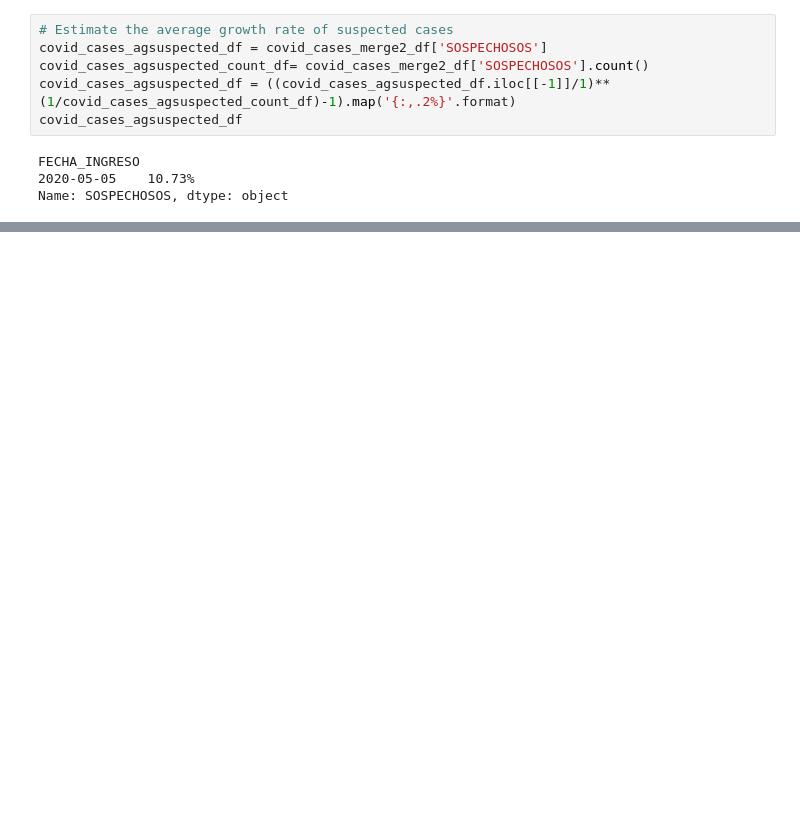
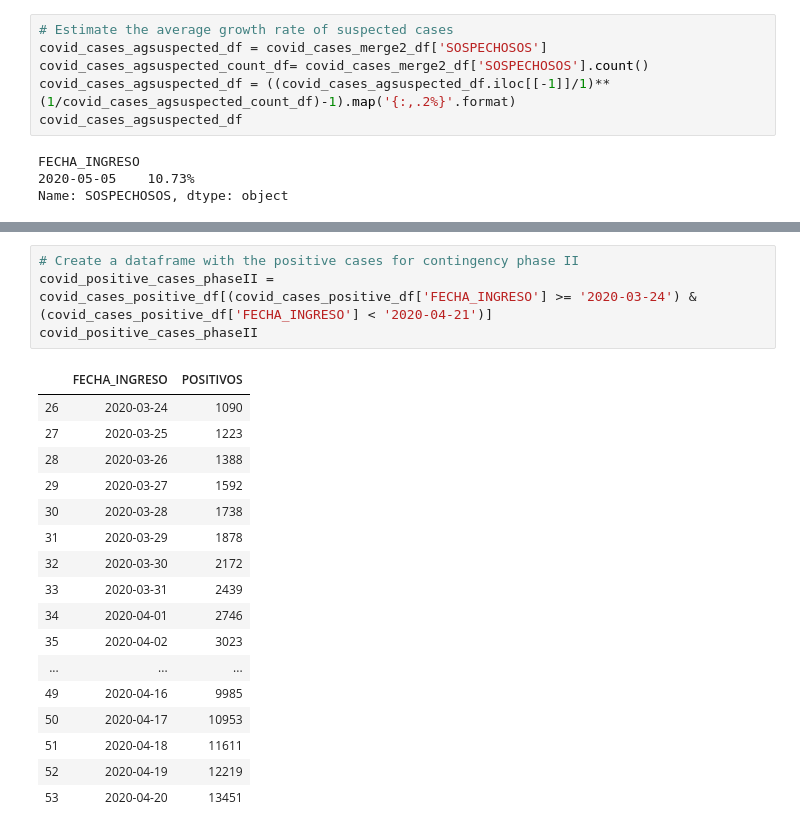
Before and after one commit to millennial-web/team-project-1-covid19-mx, a Jupyter notebook: MX COVID-19 - Odin.ipynb, the cells around one changed output, grey strips where cells are left out. Drawn from its saved outputs; the diff is of its cells as text; blank space fills up the shorter version.

```diff
--- a/MX COVID-19 - Odin.ipynb
+++ b/MX COVID-19 - Odin.ipynb
@@ -803,0 +783,22 @@ covid_cases_agdecease_df
+# %%
+# Create a dataframe with the positive cases for contingency phase II
+covid_positive_cases_phaseII = covid_cases_positive_df[(covid_cases_positive_df['FECHA_INGRESO'] >= '2020-03-24') & (covid_cases_positive_df['FECHA_INGRESO'] < '2020-04-21')]
+covid_positive_cases_phaseII
+# %% [output]
+|  | FECHA_INGRESO | POSITIVOS |
+| 26 | 2020-03-24 | 1090 |
+| 27 | 2020-03-25 | 1223 |
+| 28 | 2020-03-26 | 1388 |
+| 29 | 2020-03-27 | 1592 |
+| 30 | 2020-03-28 | 1738 |
+| 31 | 2020-03-29 | 1878 |
+| 32 | 2020-03-30 | 2172 |
+| 33 | 2020-03-31 | 2439 |
+| 34 | 2020-04-01 | 2746 |
+| 35 | 2020-04-02 | 3023 |
+| ... | ... | ... |
+| 49 | 2020-04-16 | 9985 |
+| 50 | 2020-04-17 | 10953 |
+| 51 | 2020-04-18 | 11611 |
+| 52 | 2020-04-19 | 12219 |
+| 53 | 2020-04-20 | 13451 |
```
Also changed, not shown: parts of 24 cells of this notebook, 3 other files.
